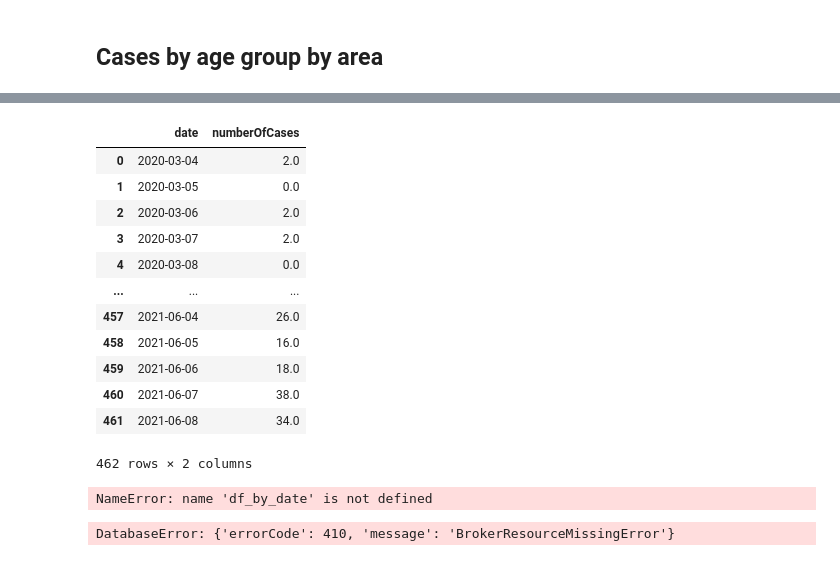
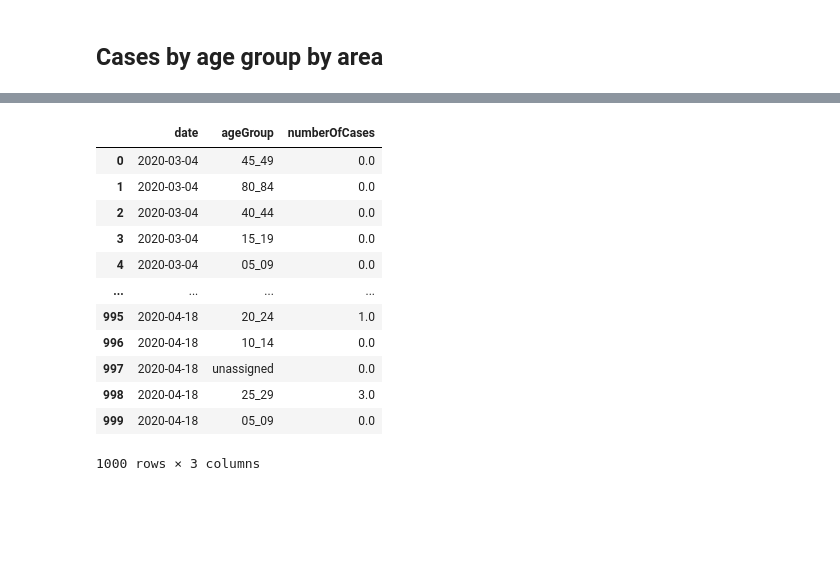
Before and after one commit to mneedham/pinot-covid-cases, a Jupyter notebook: notebooks/Explore.ipynb, the cells around one changed output, grey strips where cells are left out. Cells and saved outputs as stored; diff of their text form; code cells hidden in the pictures; blank space fills up the shorter version.

```diff
--- a/notebooks/Explore.ipynb
+++ b/notebooks/Explore.ipynb
@@ -94,50 +152,27 @@ ax
 # %%
 area_name="Sutton"
 curs.execute(f"""
-    SELECT "date", sum(cases) AS totalCases
+    SELECT "date", age, sum(cases) AS totalCases
     FROM cases
     WHERE areaName = '{area_name}'
-    GROUP BY "date"
+    GROUP BY "date", age
     ORDER BY "date"
     LIMIT 1000
 """)
 
-df_by_date = pd.DataFrame(curs, columns=["date", "numberOfCases"])
+df_by_date = pd.DataFrame(curs, columns=["date", "ageGroup", "numberOfCases"])
 df_by_date
 # %% [output]
-|  | date | numberOfCases |
-| 0 | 2020-03-04 | 2.0 |
-| 1 | 2020-03-05 | 0.0 |
-| 2 | 2020-03-06 | 2.0 |
-| 3 | 2020-03-07 | 2.0 |
-| 4 | 2020-03-08 | 0.0 |
-| ... | ... | ... |
-| 457 | 2021-06-04 | 26.0 |
-| 458 | 2021-06-05 | 16.0 |
-| 459 | 2021-06-06 | 18.0 |
-| 460 | 2021-06-07 | 38.0 |
-| 461 | 2021-06-08 | 34.0 |
+|  | date | ageGroup | numberOfCases |
+| 0 | 2020-03-04 | 45_49 | 0.0 |
+| 1 | 2020-03-04 | 80_84 | 0.0 |
+| 2 | 2020-03-04 | 40_44 | 0.0 |
+| 3 | 2020-03-04 | 15_19 | 0.0 |
+| 4 | 2020-03-04 | 05_09 | 0.0 |
+| ... | ... | ... | ... |
+| 995 | 2020-04-18 | 20_24 | 1.0 |
+| 996 | 2020-04-18 | 10_14 | 0.0 |
+| 997 | 2020-04-18 | unassigned | 0.0 |
+| 998 | 2020-04-18 | 25_29 | 3.0 |
+| 999 | 2020-04-18 | 05_09 | 0.0 |
-462 rows × 2 columns
+1000 rows × 3 columns
-# %%
-ax = df_by_date.plot(
-    kind="line",
-    x="date",
-    y="numberOfCases",
-    legend=None,
-    figsize=(10, 5),
-    linewidth=1
-)
-
-ax.set(xlabel="Area Name", ylabel="Number of cases")
-ax
-# %% [output]
-NameError: name 'df_by_date' is not defined
-# %%
-curs = conn.cursor()
-curs.execute("""
-    SELECT * FROM airlineStats LIMIT 5
-""")
-for row in curs:
-    print(row)
-# %% [output]
-DatabaseError: {'errorCode': 410, 'message': 'BrokerResourceMissingError'}
```
Also changed, not shown: parts of 3 cells of this notebook, 1 other file.
